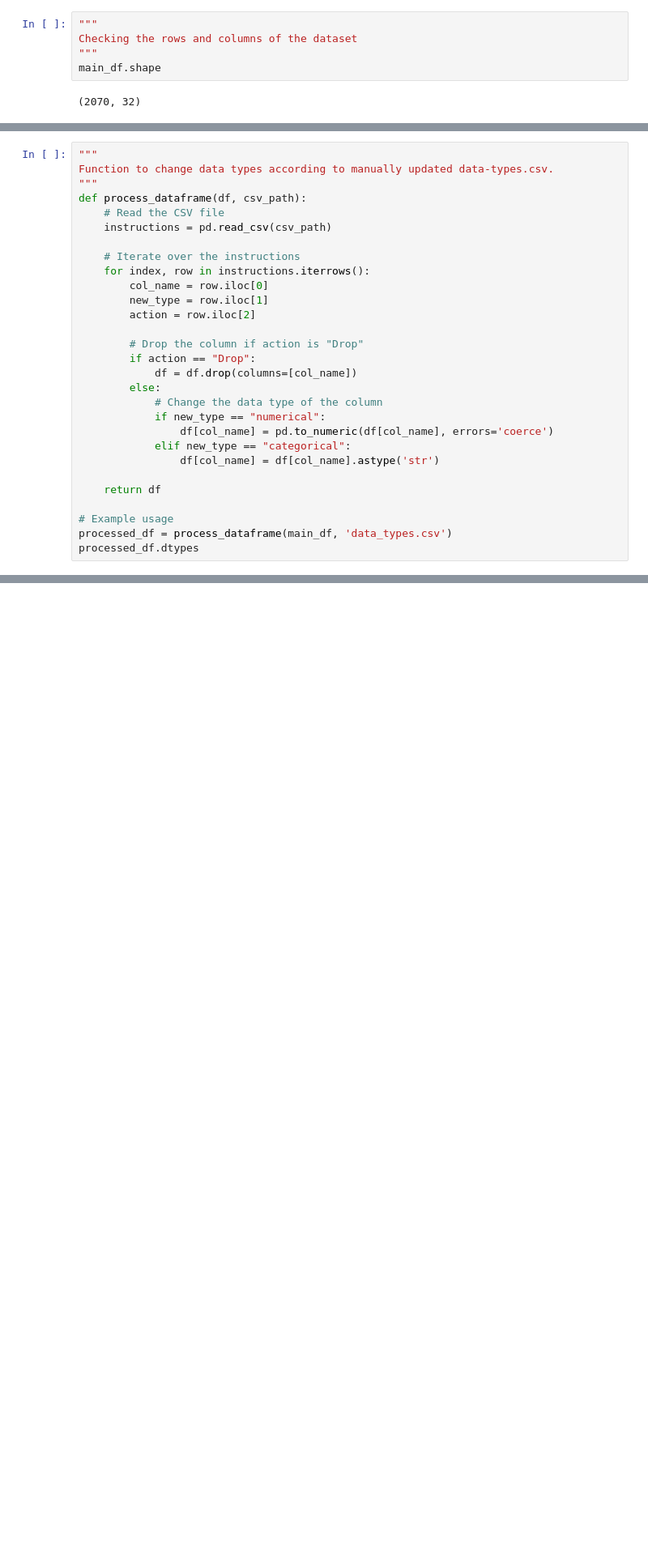
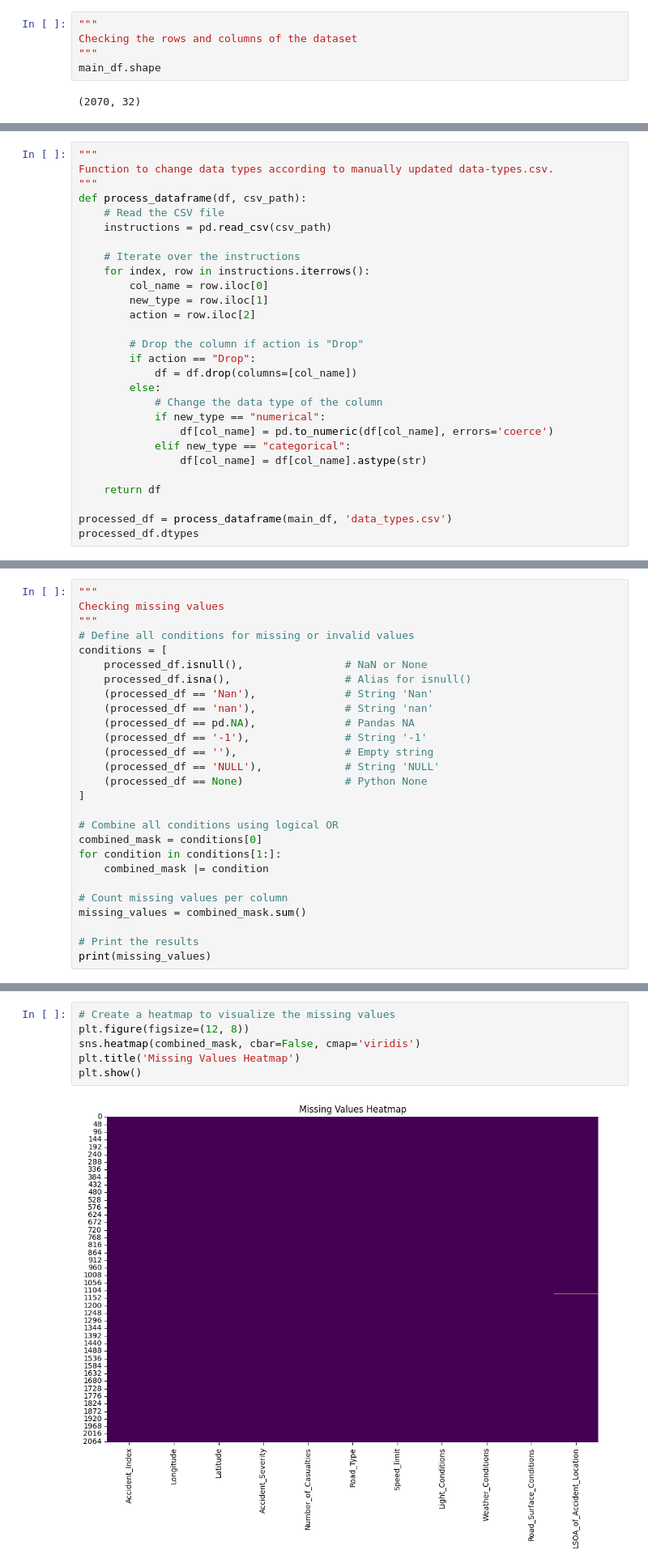
Before and after one commit to christopherjude/data-mining, a Jupyter notebook: accidents.ipynb, the cells around one changed output, grey strips where cells are left out. Shown at 81% size. Drawn from its saved outputs; the diff is of its cells as text; blank space fills up the shorter version.

Commit message:
Deal with missing values

```diff
--- a/accidents.ipynb
+++ b/accidents.ipynb
@@ -35,11 +59,10 @@ def process_dataframe(df, csv_path):
             if new_type == "numerical":
                 df[col_name] = pd.to_numeric(df[col_name], errors='coerce')
             elif new_type == "categorical":
-                df[col_name] = df[col_name].astype('str')
+                df[col_name] = df[col_name].astype(str)
 
     return df
 
-# Example usage
 processed_df = process_dataframe(main_df, 'data_types.csv')
 processed_df.dtypes
 # %% [output]
@@ -97,0 +81,27 @@ dtype: int64
+# %%
+"""
+Checking missing values
+"""
+# Define all conditions for missing or invalid values
+conditions = [
+    processed_df.isnull(),                # NaN or None
+    processed_df.isna(),                  # Alias for isnull()
+    (processed_df == 'Nan'),              # String 'Nan'
+    (processed_df == 'nan'),              # String 'nan'
+    (processed_df == pd.NA),              # Pandas NA
+    (processed_df == '-1'),               # String '-1'
+    (processed_df == ''),                 # Empty string
+    (processed_df == 'NULL'),             # String 'NULL'
+    (processed_df == None)                # Python None
+]
+
+# Combine all conditions using logical OR
+combined_mask = conditions[0]
+for condition in conditions[1:]:
+    combined_mask |= condition
+
+# Count missing values per column
+missing_values = combined_mask.sum()
+
+# Print the results
+print(missing_values)
@@ -97,0 +121,8 @@ dtype: int64
+# %%
+# Create a heatmap to visualize the missing values
+plt.figure(figsize=(12, 8))
+sns.heatmap(combined_mask, cbar=False, cmap='viridis')
+plt.title('Missing Values Heatmap')
+plt.show()
+# %% [output]
+[figure, added]
```
Also changed, not shown: parts of 8 cells of this notebook, 1 other file.
